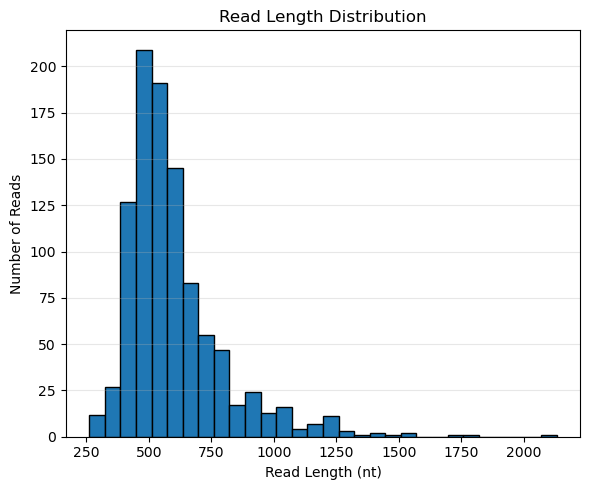
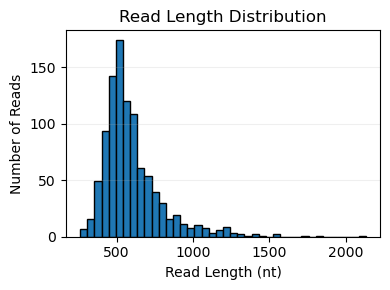
Unified diff of the notebook cell whose output changed from the first chart to the second:
--- before
+++ after
@@ -1,5 +1,5 @@
-plt.figure(figsize=(6, 5))
+plt.figure(figsize=(4, 3))
 
-plt.hist(df["length"], bins=30, edgecolor="black")
+plt.hist(df["length"], bins=40, edgecolor="black")
 
 plt.title("Read Length Distribution")
@@ -7,5 +7,5 @@
 plt.ylabel("Number of Reads")
 
-plt.grid(axis="y", alpha=0.3)
+plt.grid(axis="y", alpha=0.2)
 
 plt.tight_layout()

Commit: up